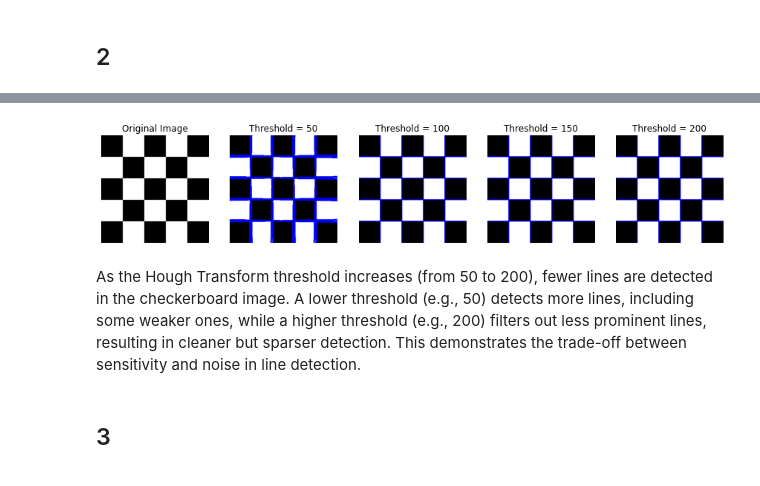
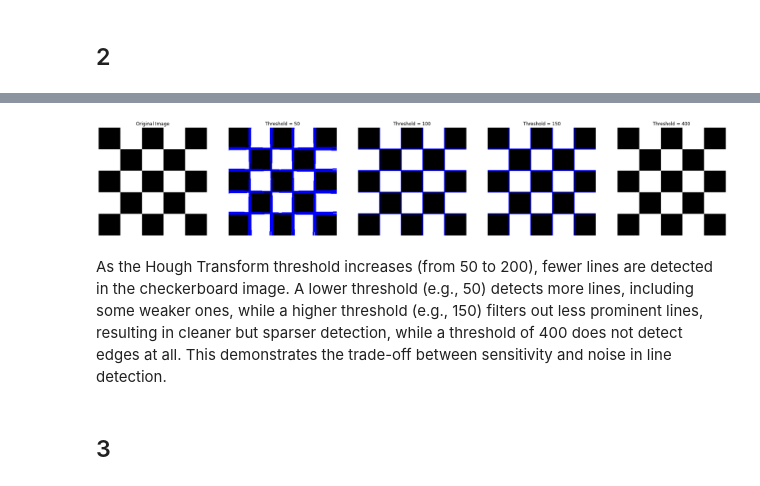
Before and after one commit to CS7-404-DIP-M24/a4-gitPROhan, a Jupyter notebook: main.ipynb, the cells around one changed output, grey strips where cells are left out. Drawn from its saved outputs; the diff is of its cells as text; code cells hidden in the pictures.

```diff
--- a/main.ipynb
+++ b/main.ipynb
@@ -54,16 +80,20 @@ display_images([image, line_image], ["Original Image", "Hough Line Detection"])
 # %%
-thresholds = [50, 100, 150, 200]
+# Defining threshold values for Hough line detection
+thresholds = [50, 100, 150, 400]
+# Lists to store the resulting images and labels
 results = []
 labels = []
+# Loop through each threshold value and apply Hough transform
 for threshold in thresholds:
     line_image = hough_lines(edges, threshold=threshold)
     results.append(line_image)
     labels.append(f"Threshold = {threshold}")
+# Display the original image and the results for each threshold
 display_images([image] + results, ["Original Image"] + labels, cmap=None)
 # %% [output]
-[figure, old version]
+[figure, new version]
 # %% [markdown]
-As the Hough Transform threshold increases (from 50 to 200), fewer lines are detected in the checkerboard image. A lower threshold (e.g., 50) detects more lines, including some weaker ones, while a higher threshold (e.g., 200) filters out less prominent lines, resulting in cleaner but sparser detection. This demonstrates the trade-off between sensitivity and noise in line detection.
+As the Hough Transform threshold increases (from 50 to 200), fewer lines are detected in the checkerboard image. A lower threshold (e.g., 50) detects more lines, including some weaker ones, while a higher threshold (e.g., 150) filters out less prominent lines, resulting in cleaner but sparser detection, while a threshold of 400 does not detect edges at all. This demonstrates the trade-off between sensitivity and noise in line detection.
 # %% [markdown]
 ## 3
 # %%
```
Also changed, not shown: parts of 16 cells of this notebook, 2 other files.
